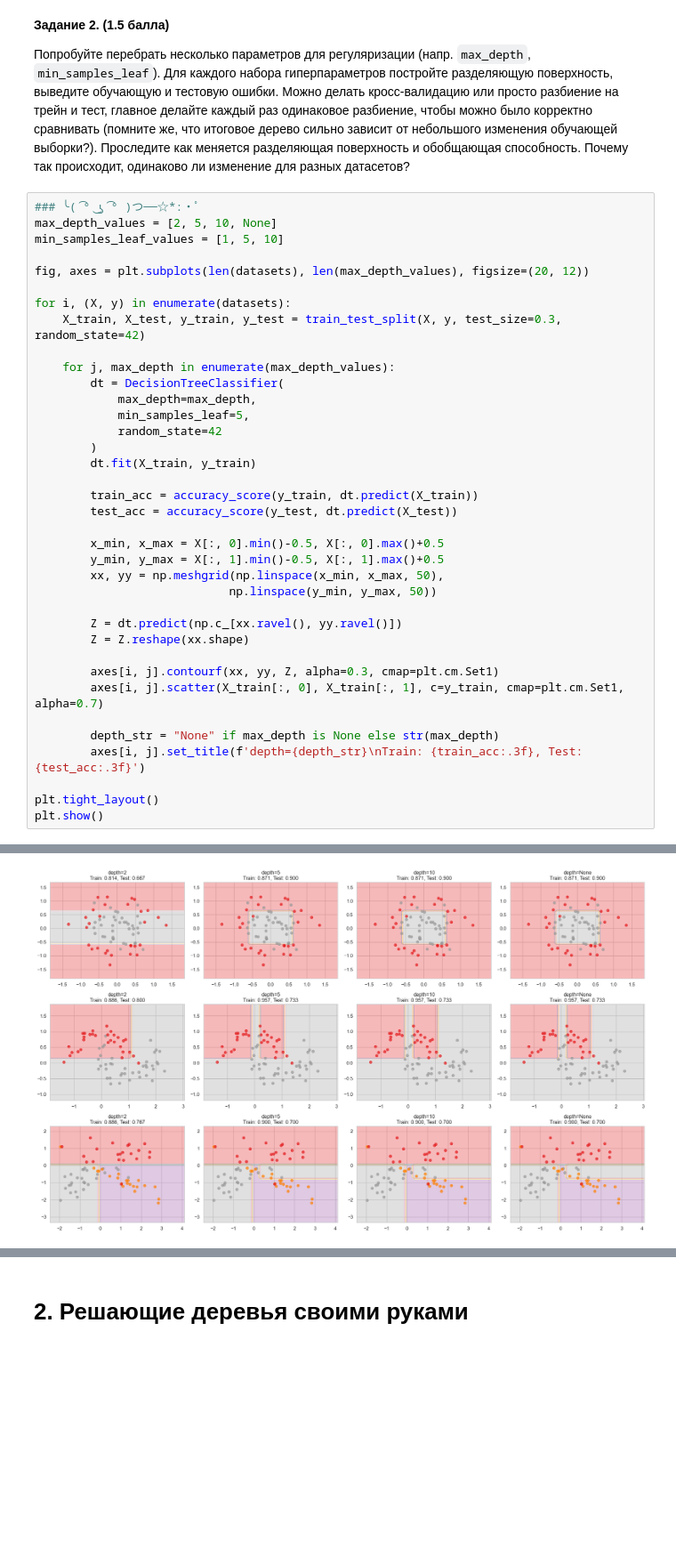
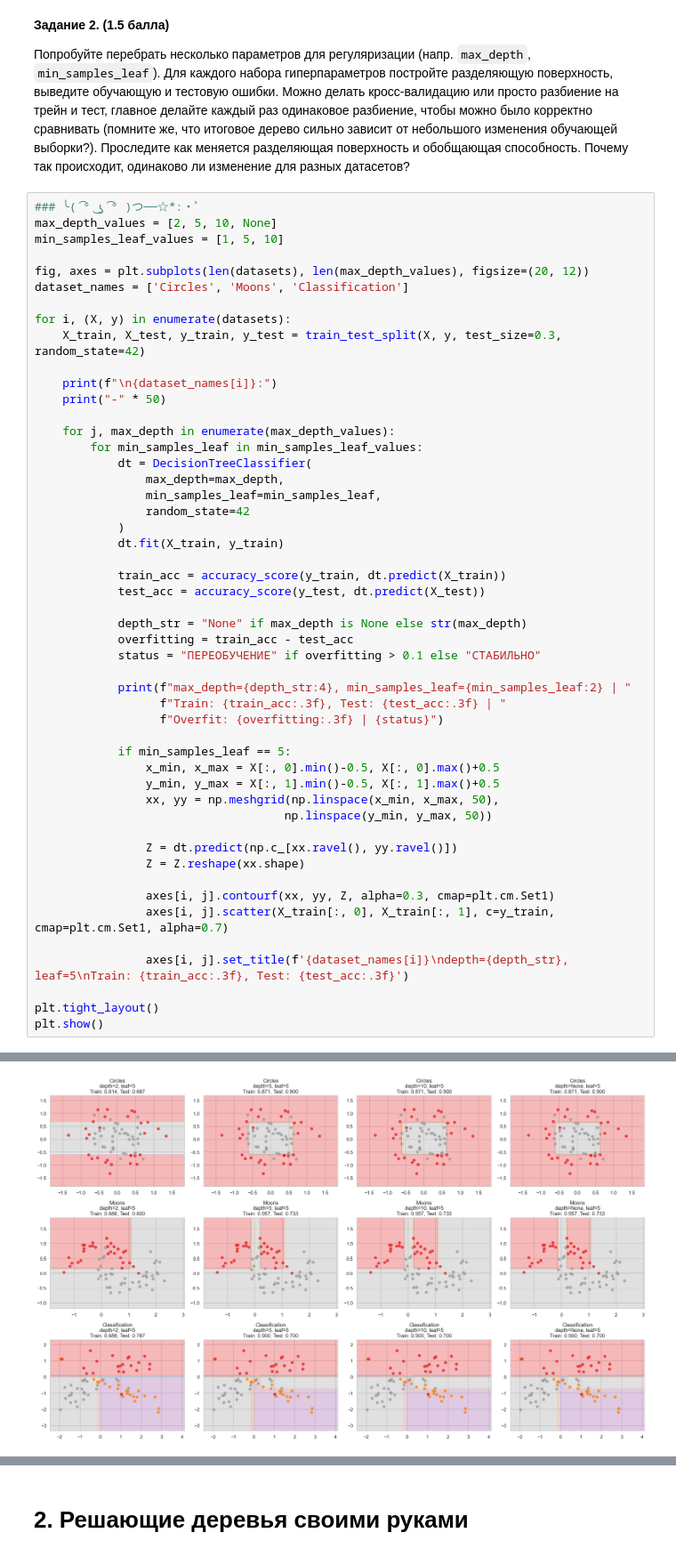
Before and after one commit to ValeriaBoldinova/ML, a Jupyter notebook: Laba2/hw2-trees.ipynb, the cells around one changed output, grey strips where cells are left out. Shown at 89% size. Cells and saved outputs as stored; diff of their text form; blank space fills up the shorter version.

```diff
--- a/Laba2/hw2-trees.ipynb
+++ b/Laba2/hw2-trees.ipynb
@@ -173,34 +180,47 @@ max_depth_values = [2, 5, 10, None]
 min_samples_leaf_values = [1, 5, 10]
 
 fig, axes = plt.subplots(len(datasets), len(max_depth_values), figsize=(20, 12))
+dataset_names = ['Circles', 'Moons', 'Classification']
 
 for i, (X, y) in enumerate(datasets):
     X_train, X_test, y_train, y_test = train_test_split(X, y, test_size=0.3, random_state=42)
 
+    print(f"\n{dataset_names[i]}:")
+    print("-" * 50)
+
     for j, max_depth in enumerate(max_depth_values):
-        dt = DecisionTreeClassifier(
-            max_depth=max_depth,
-            min_samples_leaf=5,
-            random_state=42
-        )
-        dt.fit(X_train, y_train)
+        for min_samples_leaf in min_samples_leaf_values:
+            dt = DecisionTreeClassifier(
+                max_depth=max_depth,
+                min_samples_leaf=min_samples_leaf,
+                random_state=42
+            )
+            dt.fit(X_train, y_train)
 
-        train_acc = accuracy_score(y_train, dt.predict(X_train))
-        test_acc = accuracy_score(y_test, dt.predict(X_test))
+            train_acc = accuracy_score(y_train, dt.predict(X_train))
+            test_acc = accuracy_score(y_test, dt.predict(X_test))
 
-        x_min, x_max = X[:, 0].min()-0.5, X[:, 0].max()+0.5
-        y_min, y_max = X[:, 1].min()-0.5, X[:, 1].max()+0.5
-        xx, yy = np.meshgrid(np.linspace(x_min, x_max, 50),
-                            np.linspace(y_min, y_max, 50))
+            depth_str = "None" if max_depth is None else str(max_depth)
+            overfitting = train_acc - test_acc
+            status = "ПЕРЕОБУЧЕНИЕ" if overfitting > 0.1 else "СТАБИЛЬНО"
 
-        Z = dt.predict(np.c_[xx.ravel(), yy.ravel()])
-        Z = Z.reshape(xx.shape)
+            print(f"max_depth={depth_str:4}, min_samples_leaf={min_samples_leaf:2} | "
+                  f"Train: {train_acc:.3f}, Test: {test_acc:.3f} | "
+                  f"Overfit: {overfitting:.3f} | {status}")
 
-        axes[i, j].contourf(xx, yy, Z, alpha=0.3, cmap=plt.cm.Set1)
-        axes[i, j].scatter(X_train[:, 0], X_train[:, 1], c=y_train, cmap=plt.cm.Set1, alpha=0.7)
+            if min_samples_leaf == 5:
+                x_min, x_max = X[:, 0].min()-0.5, X[:, 0].max()+0.5
+                y_min, y_max = X[:, 1].min()-0.5, X[:, 1].max()+0.5
+                xx, yy = np.meshgrid(np.linspace(x_min, x_max, 50),
+                                    np.linspace(y_min, y_max, 50))
 
-        depth_str = "None" if max_depth is None else str(max_depth)
-        axes[i, j].set_title(f'depth={depth_str}\nTrain: {train_acc:.3f}, Test: {test_acc:.3f}')
+                Z = dt.predict(np.c_[xx.ravel(), yy.ravel()])
+                Z = Z.reshape(xx.shape)
+
+                axes[i, j].contourf(xx, yy, Z, alpha=0.3, cmap=plt.cm.Set1)
+                axes[i, j].scatter(X_train[:, 0], X_train[:, 1], c=y_train, cmap=plt.cm.Set1, alpha=0.7)
+
+                axes[i, j].set_title(f'{dataset_names[i]}\ndepth={depth_str}, leaf=5\nTrain: {train_acc:.3f}, Test: {test_acc:.3f}')
 
 plt.tight_layout()
 plt.show()
@@ -208 +245 @@ plt.show()
-[figure, old version]
+[figure, new version]
```
Also changed, not shown: parts of 16 cells of this notebook, 1 other file.
